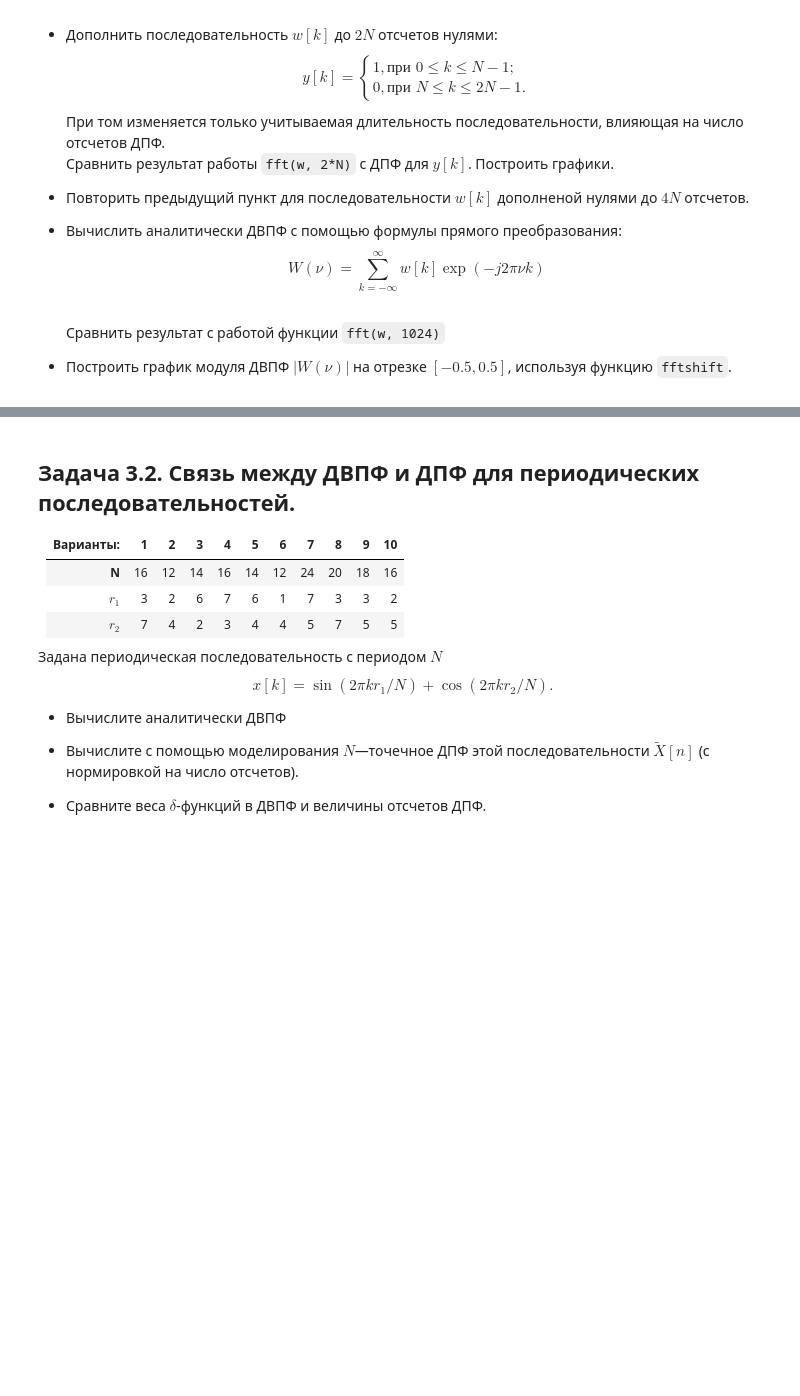
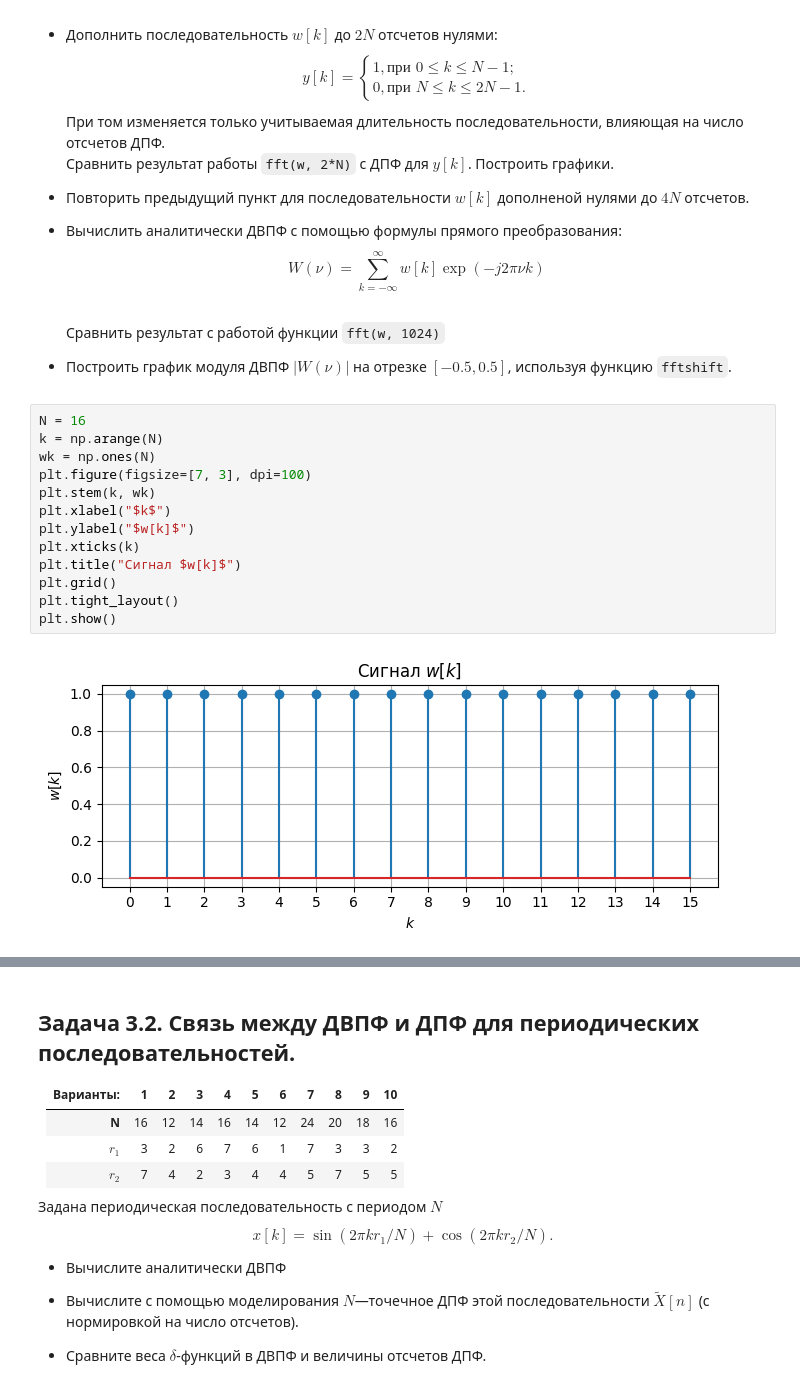
Before and after one commit to derzhavin3016/DSP-labs, a Jupyter notebook: lab1/dsp_lab1.ipynb, the cells around one changed output, grey strips where cells are left out. Saved outputs shown, nothing was run; the diff lists cells and outputs as text; blank space fills up the shorter version.

```diff
--- a/lab1/dsp_lab1.ipynb
+++ b/lab1/dsp_lab1.ipynb
@@ -658,3 +658,18 @@ $$ W(\nu)= \sum_{k=-\infty}^{\infty} w[k]\exp(-j2\pi \nu k) $$
 Сравнить результат с работой функции `fft(w, 1024)`
 
 * Построить график модуля ДВПФ $|W(\nu)|$ на отрезке $[-0.5, 0.5]$, используя функцию `fftshift`.
+# %%
+N = 16
+k = np.arange(N)
+wk = np.ones(N)
+plt.figure(figsize=[7, 3], dpi=100)
+plt.stem(k, wk)
+plt.xlabel("$k$")
+plt.ylabel("$w[k]$")
+plt.xticks(k)
+plt.title("Сигнал $w[k]$")
+plt.grid()
+plt.tight_layout()
+plt.show()
+# %% [output]
+[figure, added]
```
Also changed, not shown: parts of 19 cells of this notebook, 2 other files.
